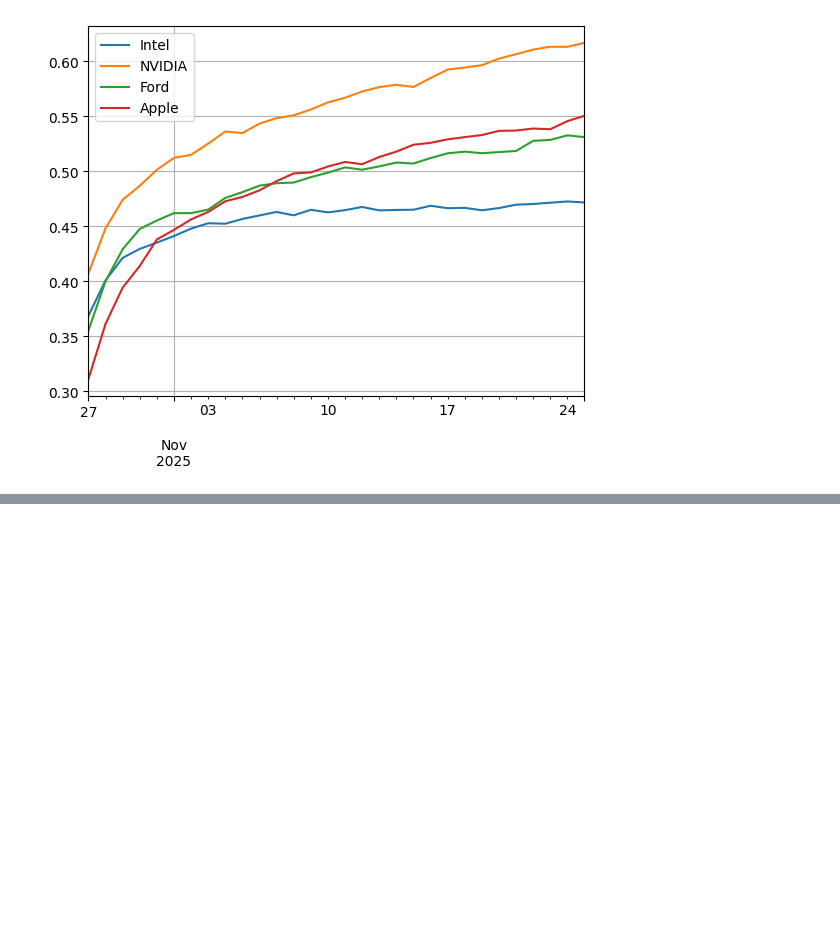
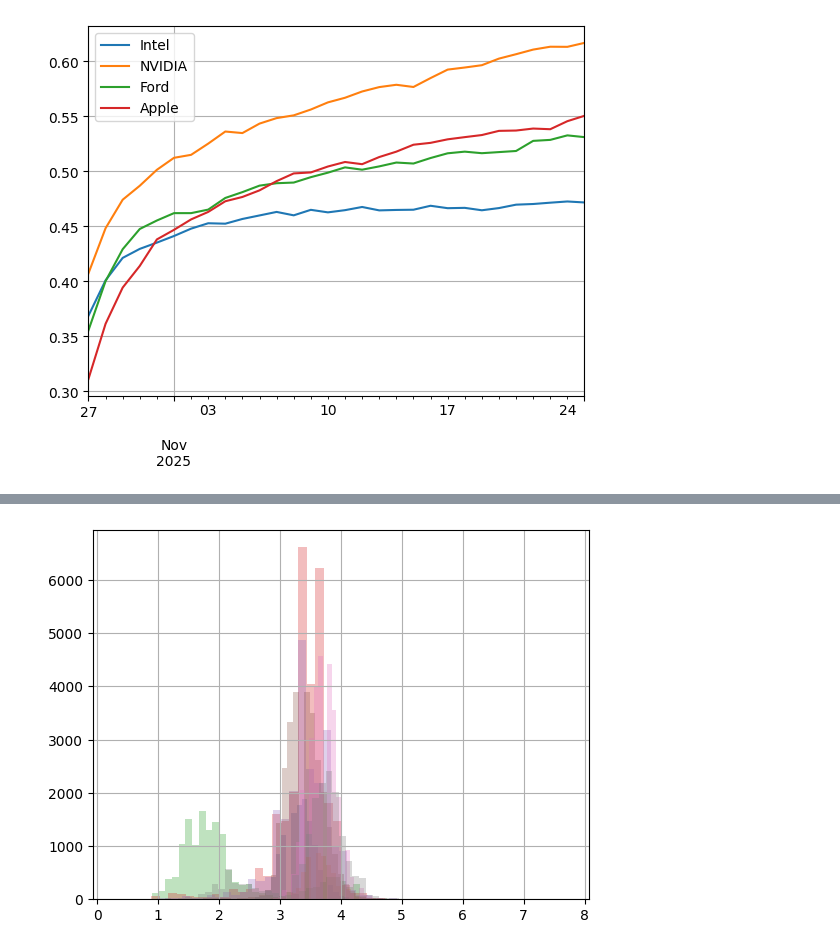
Before and after one commit to CamilaToS/Simulacion_Matematica_2025, a Jupyter notebook: NotasSEMANA11.ipynb, the cells around one changed output, grey strips where cells are left out. Cells and saved outputs as stored; diff of their text form; code cells hidden in the pictures; blank space fills up the shorter version.

```diff
--- a/NotasSEMANA11.ipynb
+++ b/NotasSEMANA11.ipynb
@@ -152,0 +191,9 @@ plt.legend()
+# %%
+# Creamos una nueva variable llamada 'Posicion' resultado de agrupar los sismos más cercano entre sí
+#
+disc=KBinsDiscretizer(n_bins=8,encode='ordinal',strategy='kmeans')   # Hacemos 8 grupos enumerados de 0 a 7
+df_sismos['Posicion']=disc.fit_transform(df_sismos[['Longitud']])
+# Cada 'Posicion' tiene asociados varios sismos
+H=df_sismos.groupby('Posicion')['Magnitud'].hist(alpha=0.3,bins=50)
+# %% [output]
+[figure, added]
```
Also changed, not shown: parts of 15 cells of this notebook, 9 other files.
